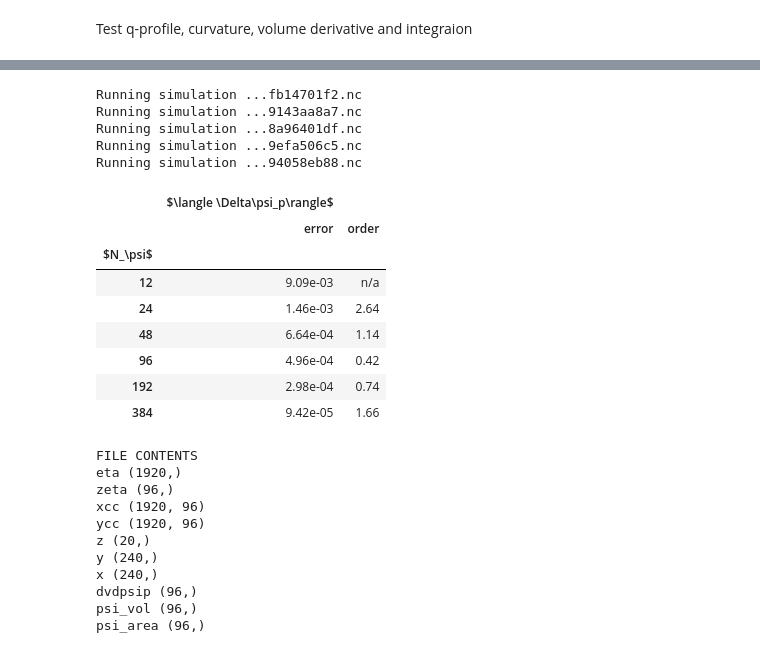
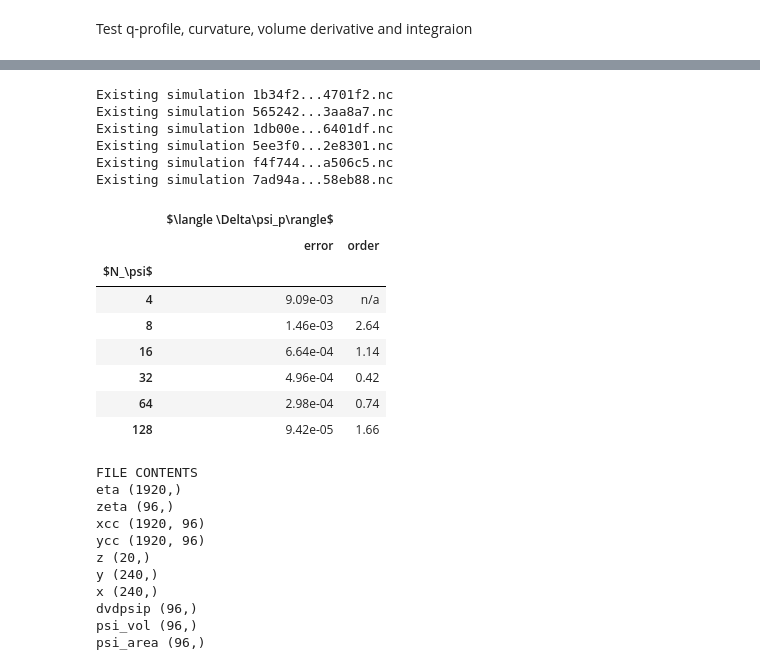
Before and after one commit to mwiesenberger/averages, a Jupyter notebook: flux-surface-averages.ipynb, the cells around one changed output, grey strips where cells are left out. Drawn from its saved outputs; the diff is of its cells as text; code cells hidden in the pictures.

```diff
--- a/flux-surface-averages.ipynb
+++ b/flux-surface-averages.ipynb
@@ -270,45 +294,46 @@ for Npsi in [4,8,16,32,64,128] :
     simulationfile = create_geometry_input()
     simulationfile["grid"]["Nx"] = 80
     simulationfile["grid"]["Ny"] = 80
     simulationfile["grid"]["npsi"] = 3
     simulationfile["grid"]["Neta"] = 320
     simulationfile["grid"]["Npsi"] = Npsi
     simfile =  geometry_sim.create( simulationfile)
-    lines.append( [simulationfile["grid"]["n"]*Npsi, compare_dfs( simfile)])
+    lines.append( [Npsi, compare_dfs( simfile)])
 
 df = pd.DataFrame(lines, columns=["$N_\psi$", "error.dfs"])
 name = "dfs"
 df.insert(df.columns.get_loc("error."+name)+1,column="order."+name, value=df.loc[:,"error."+name])
 df["order."+name] = (np.log ( df["order."+name]/ df["order."+name].shift(1))/
         np.log( df["$N_\psi$"].shift(1)/df["$N_\psi$"]))
 df.set_index(['$N_\psi$'], inplace=True)
 headers = [ "$\langle \Delta\psi_p\rangle$" ]
 df.columns=pd.MultiIndex.from_product([headers,["error", "order"] ])
 filename='convergence_dfs.tex'
 string_df = df
 for header in headers :
     string_df[header, "error"]=string_df[header, "error"].apply( errorToString)
     string_df[header, "order"]=string_df[header, "order"].apply( orderToString)
 with open(filename, 'wb') as f:
     f.write(bytes(string_df.to_latex(
         escape=False,column_format='lp{1.5cm}p{1.2cm}p{1.5cm}p{1.2cm}',
                                bold_rows=True),'UTF-8'))
 df
 # %% [output]
-Running simulation ...fb14701f2.nc
-Running simulation ...9143aa8a7.nc
-Running simulation ...8a96401df.nc
-Running simulation ...9efa506c5.nc
-Running simulation ...94058eb88.nc
+Existing simulation 1b34f2...4701f2.nc
+Existing simulation 565242...3aa8a7.nc
+Existing simulation 1db00e...6401df.nc
+Existing simulation 5ee3f0...2e8301.nc
+Existing simulation f4f744...a506c5.nc
+Existing simulation 7ad94a...58eb88.nc
 |  | $\langle \Delta\psi_p\rangle$ |  |
 |  | error | order |
 | $N_\psi$ |  |  |
-| 12 | 9.09e-03 | n/a |
-| 24 | 1.46e-03 | 2.64 |
-| 48 | 6.64e-04 | 1.14 |
-| 96 | 4.96e-04 | 0.42 |
-| 192 | 2.98e-04 | 0.74 |
-| 384 | 9.42e-05 | 1.66 |
+| 4 | 9.09e-03 | n/a |
+| 8 | 1.46e-03 | 2.64 |
+| 16 | 6.64e-04 | 1.14 |
+| 32 | 4.96e-04 | 0.42 |
+| 64 | 2.98e-04 | 0.74 |
+| 128 | 9.42e-05 | 1.66 |
 # %%
 print( "FILE CONTENTS")
 for v in ncin.variables:
```
Also changed, not shown: parts of 4 cells of this notebook, 1 other file.
